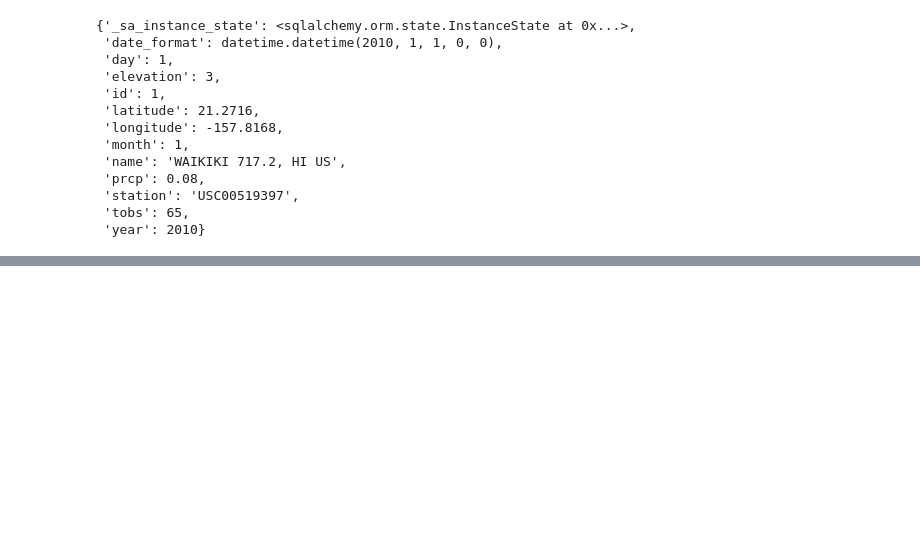
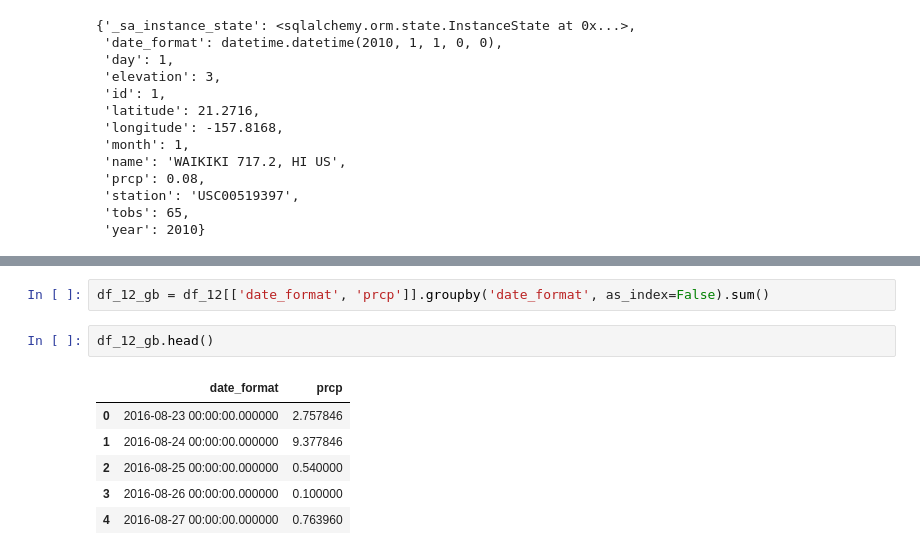
Before and after one commit to gaguinaldo/uscdatabootcamp, a Jupyter notebook: hw-9/climate_analysis.ipynb, the cells around one changed output, grey strips where cells are left out. Cells and saved outputs as stored; diff of their text form; blank space fills up the shorter version.

```diff
--- a/hw-9/climate_analysis.ipynb
+++ b/hw-9/climate_analysis.ipynb
@@ -50,0 +117,11 @@ first_row.__dict__
+# %%
+df_12_gb = df_12[['date_format', 'prcp']].groupby('date_format', as_index=False).sum()
+# %%
+df_12_gb.head()
+# %% [output]
+|  | date_format | prcp |
+| 0 | 2016-08-23 00:00:00.000000 | 2.757846 |
+| 1 | 2016-08-24 00:00:00.000000 | 9.377846 |
+| 2 | 2016-08-25 00:00:00.000000 | 0.540000 |
+| 3 | 2016-08-26 00:00:00.000000 | 0.100000 |
+| 4 | 2016-08-27 00:00:00.000000 | 0.763960 |
```
Also changed, not shown: parts of 16 cells of this notebook, 1 other file.
